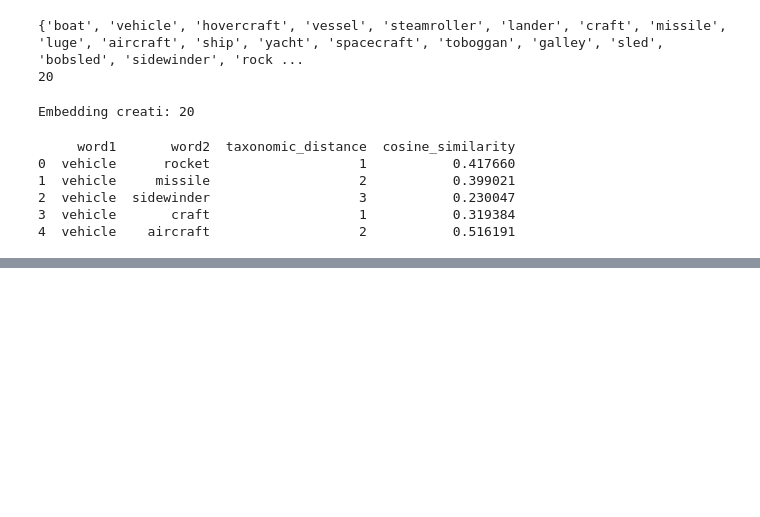
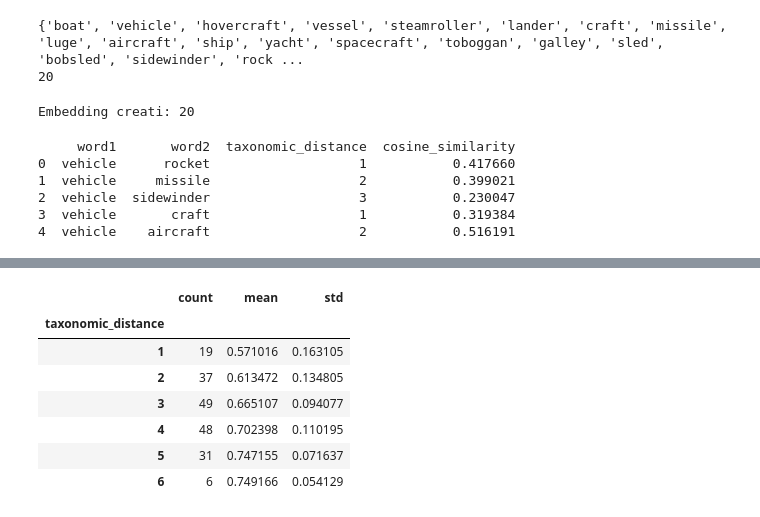
Before and after one commit to MarcoBuonanno/Tesi_2025-26-La-Geometria-degli-Embedding-di-un-LLm, a Jupyter notebook: Esercizio_2/Es2_tesi.ipynb, the cells around one changed output, grey strips where cells are left out. Cells and saved outputs as stored; diff of their text form; code cells hidden in the pictures; blank space fills up the shorter version.

```diff
--- a/Esercizio_2/Es2_tesi.ipynb
+++ b/Esercizio_2/Es2_tesi.ipynb
@@ -116,0 +346,13 @@ taxonomic_df = pd.read_csv("results_taxonomic_tree_similarity.csv")
+# %%
+taxonomic_df.groupby("taxonomic_distance")["cosine_distance"].agg(
+    ["count", "mean", "std"]
+)
+# %% [output]
+|  | count | mean | std |
+| taxonomic_distance |  |  |  |
+| 1 | 19 | 0.571016 | 0.163105 |
+| 2 | 37 | 0.613472 | 0.134805 |
+| 3 | 49 | 0.665107 | 0.094077 |
+| 4 | 48 | 0.702398 | 0.110195 |
+| 5 | 31 | 0.747155 | 0.071637 |
+| 6 | 6 | 0.749166 | 0.054129 |
```
Also changed, not shown: parts of 15 cells of this notebook, 3 other files.
